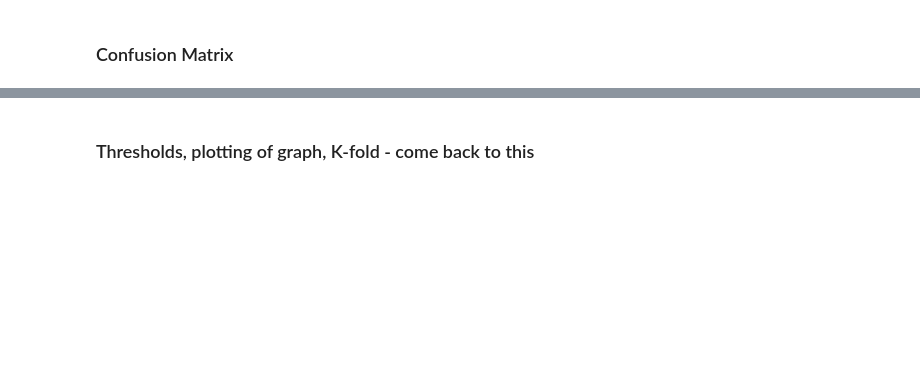
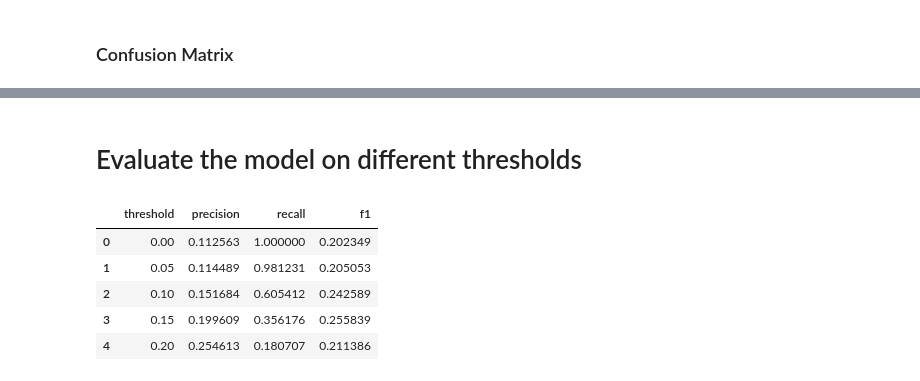
Before and after one commit to blessingoraz/hospital-readmission-prediction, a Jupyter notebook: notebooks/logistic_regression.ipynb, the cells around one changed output, grey strips where cells are left out. Cells and saved outputs as stored; diff of their text form; code cells hidden in the pictures; blank space fills up the shorter version.

```diff
--- a/notebooks/logistic_regression.ipynb
+++ b/notebooks/logistic_regression.ipynb
@@ -235,17 +213,0 @@ importance[:10]
-# %%
-C_grid = [0.01, 0.1, 1, 10, 100]
-accuracies = []
-
-for C in C_grid:
-
-    # Create the model instance
-    model = LogisticRegression(solver='liblinear', C=C, max_iter=1000, random_state=1)
-    model.fit(X_train, y_train)
-
-    y_pred_proba = model.predict_proba(X_val)[:, 1]
-    print(C)
-    converted_decision = (y_pred >= 0.5)
-    accuracy = (y_val == converted_decision).mean()
-    accuracies.append({C: float(round(accuracy, 3))})
-
-print(accuracies)
@@ -329,2 +297,23 @@ print(scores)
-# %% [markdown]
-### Thresholds, plotting of graph, K-fold - come back to this
+# %% [markdown]
+# Evaluate the model on different thresholds
+# %%
+thresholds = np.linspace(0, 1, 21)
+
+results = []
+
+for t in thresholds:
+    preds = (y_pred >= t)
+    precision = precision_score(y_val, preds)
+    recall = recall_score(y_val, preds)
+    f1 = f1_score(y_val, preds)
+    results.append((t, precision, recall, f1))
+
+df_thr = pd.DataFrame(results, columns=['threshold', 'precision', 'recall', 'f1'])
+df_thr.head()
+# %% [output]
+|  | threshold | precision | recall | f1 |
+| 0 | 0.00 | 0.112563 | 1.000000 | 0.202349 |
+| 1 | 0.05 | 0.114489 | 0.981231 | 0.205053 |
+| 2 | 0.10 | 0.151684 | 0.605412 | 0.242589 |
+| 3 | 0.15 | 0.199609 | 0.356176 | 0.255839 |
+| 4 | 0.20 | 0.254613 | 0.180707 | 0.211386 |
```
Also changed, not shown: parts of 26 cells of this notebook.
